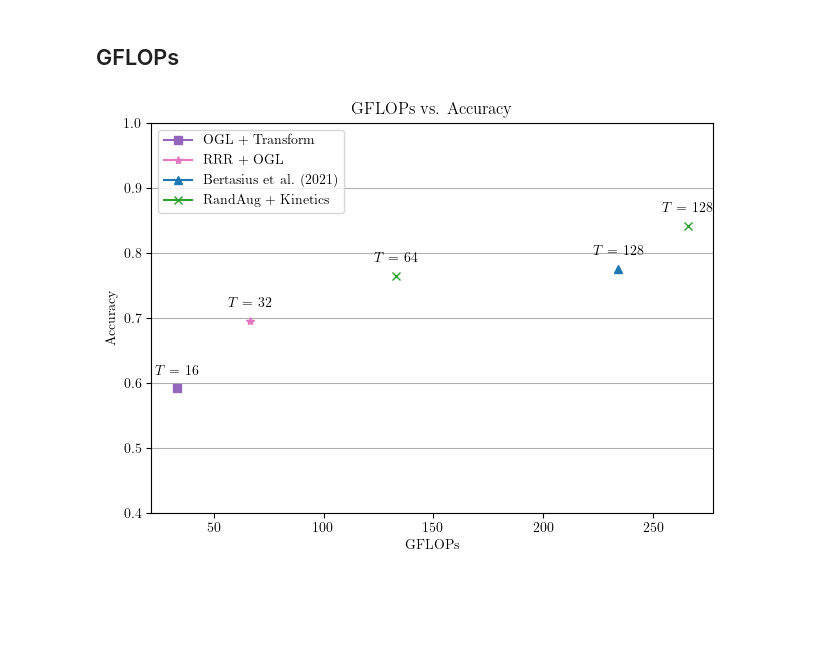
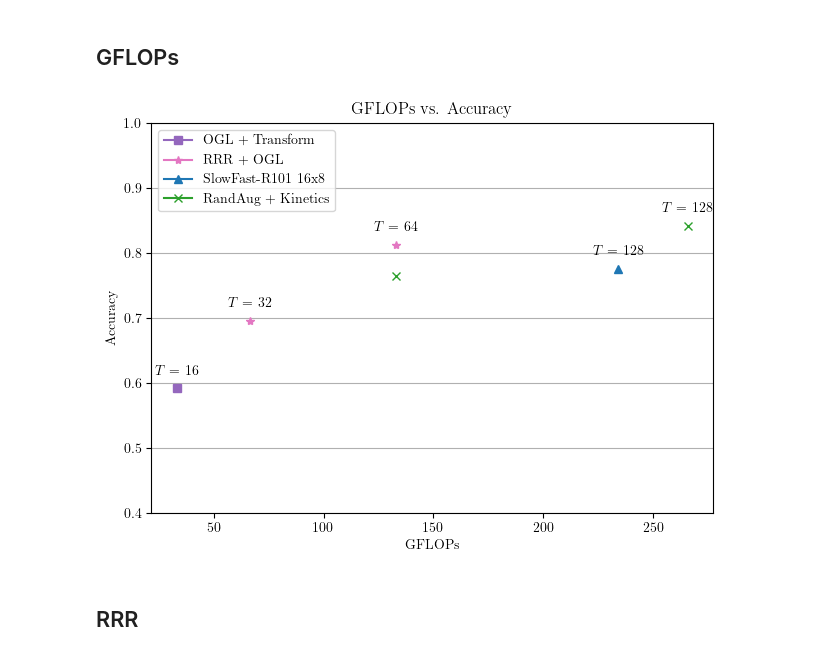
Before and after one commit to sirTomasson/diveslowlearnfast, a Jupyter notebook: notebooks/eval/Plot - Accuracy Number of Frames Relation.ipynb, the cells around one changed output. Drawn from its saved outputs; the diff is of its cells as text; code cells hidden in the pictures; blank space fills up the shorter version.

```diff
--- a/notebooks/eval/Plot - Accuracy Number of Frames Relation.ipynb
+++ b/notebooks/eval/Plot - Accuracy Number of Frames Relation.ipynb
@@ -248,37 +262,42 @@ gflops = [
     66.42,
     132.84,
     234.00,
-    265.69
+    132.84,
+    265.69,
 ]
 
 accuracy = [
     0.5917338709677419,
     0.694838056680162,
     0.7649746192893401,
     0.776,
+    0.8118661257606491,
     0.8416243654822335
 ]
 
 plt.plot([gflops[0]], [accuracy[0]], marker='s', label='OGL + Transform', color='tab:purple')
 plt.plot([gflops[1]], [accuracy[1]], marker='*', label='RRR + OGL', color='tab:pink')
 plt.plot([gflops[2]], [accuracy[2]], marker='x', color='tab:green')
-plt.plot([gflops[3]], [accuracy[3]], marker='^', label='Bertasius et al. (2021)')
-plt.plot([gflops[4]], [accuracy[4]], marker='x', label='RandAug + Kinetics', color='tab:green')
+plt.plot([gflops[3]], [accuracy[3]], marker='^', label='SlowFast-R101 16x8')
+plt.plot([gflops[4]], [accuracy[4]], marker='*', color='tab:pink')
+plt.plot([gflops[5]], [accuracy[5]], marker='x', label='RandAug + Kinetics', color='tab:green')
 
 plt.annotate(f'$T$ = 16', (gflops[0], accuracy[0]), textcoords="offset points", xytext=(0, 10), ha='center')
 plt.annotate(f'$T$ = 32', (gflops[1], accuracy[1]), textcoords="offset points", xytext=(0, 10), ha='center')
-plt.annotate(f'$T$ = 64', (gflops[2], accuracy[2]), textcoords="offset points", xytext=(0, 10), ha='center')
+plt.annotate(f'$T$ = 64', (gflops[4], accuracy[4]), textcoords="offset points", xytext=(0, 10), ha='center')
 plt.annotate(f'$T$ = 128', (gflops[3], accuracy[3]), textcoords="offset points", xytext=(0, 10), ha='center')
-plt.annotate(f'$T$ = 128', (gflops[4], accuracy[4]), textcoords="offset points", xytext=(0, 10), ha='center')
+plt.annotate(f'$T$ = 128', (gflops[5], accuracy[5]), textcoords="offset points", xytext=(0, 10), ha='center')
 
 plt.xlabel('GFLOPs')
 plt.ylabel('Accuracy')
 plt.title('GFLOPs vs. Accuracy')
 plt.grid(True, axis='y', which='major')
 plt.ylim(0.4, 1.0)
 plt.tight_layout()
 plt.legend()
 plt.savefig('model_gflops.png')
 plt.show()
 # %% [output]
-[figure, old version]
+[figure, new version]
+# %% [markdown]
+## RRR
```
Also changed, not shown: parts of 5 cells of this notebook, 11 other files.
